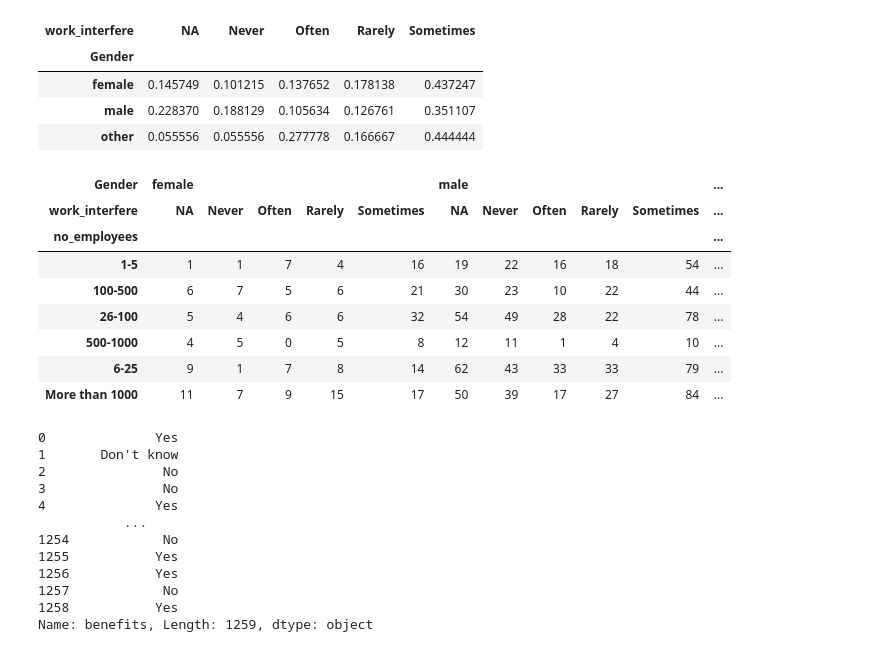
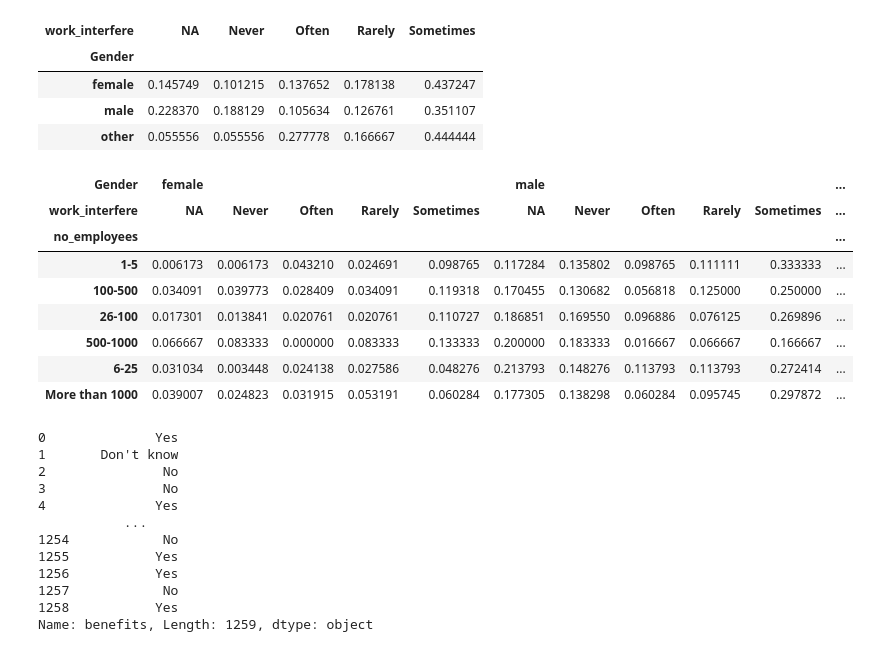
Before and after one commit to pearl6527/hackduke2021, a Jupyter notebook: scratch_paper.ipynb, the cells around one changed output. Cells and saved outputs as stored; diff of their text form; code cells hidden in the pictures.

```diff
--- a/scratch_paper.ipynb
+++ b/scratch_paper.ipynb
@@ -63,17 +63,17 @@ pd.crosstab(data_2["Gender"], data_2["work_interfere"], normalize='index')
 | male | 0.228370 | 0.188129 | 0.105634 | 0.126761 | 0.351107 |
 | other | 0.055556 | 0.055556 | 0.277778 | 0.166667 | 0.444444 |
 # %%
-pd.crosstab(data_1["no_employees"], [data_1["Gender"], data_1["work_interfere"]])
+pd.crosstab(data_1["no_employees"], [data_1["Gender"], data_1["work_interfere"]], normalize='index')
 # %% [output]
 | Gender | female |  |  |  |  | male |  |  |  |  | ... |
 | work_interfere | NA | Never | Often | Rarely | Sometimes | NA | Never | Often | Rarely | Sometimes | ... |
 | no_employees |  |  |  |  |  |  |  |  |  |  | ... |
-| 1-5 | 1 | 1 | 7 | 4 | 16 | 19 | 22 | 16 | 18 | 54 | ... |
-| 100-500 | 6 | 7 | 5 | 6 | 21 | 30 | 23 | 10 | 22 | 44 | ... |
-| 26-100 | 5 | 4 | 6 | 6 | 32 | 54 | 49 | 28 | 22 | 78 | ... |
-| 500-1000 | 4 | 5 | 0 | 5 | 8 | 12 | 11 | 1 | 4 | 10 | ... |
-| 6-25 | 9 | 1 | 7 | 8 | 14 | 62 | 43 | 33 | 33 | 79 | ... |
-| More than 1000 | 11 | 7 | 9 | 15 | 17 | 50 | 39 | 17 | 27 | 84 | ... |
+| 1-5 | 0.006173 | 0.006173 | 0.043210 | 0.024691 | 0.098765 | 0.117284 | 0.135802 | 0.098765 | 0.111111 | 0.333333 | ... |
+| 100-500 | 0.034091 | 0.039773 | 0.028409 | 0.034091 | 0.119318 | 0.170455 | 0.130682 | 0.056818 | 0.125000 | 0.250000 | ... |
+| 26-100 | 0.017301 | 0.013841 | 0.020761 | 0.020761 | 0.110727 | 0.186851 | 0.169550 | 0.096886 | 0.076125 | 0.269896 | ... |
+| 500-1000 | 0.066667 | 0.083333 | 0.000000 | 0.083333 | 0.133333 | 0.200000 | 0.183333 | 0.016667 | 0.066667 | 0.166667 | ... |
+| 6-25 | 0.031034 | 0.003448 | 0.024138 | 0.027586 | 0.048276 | 0.213793 | 0.148276 | 0.113793 | 0.113793 | 0.272414 | ... |
+| More than 1000 | 0.039007 | 0.024823 | 0.031915 | 0.053191 | 0.060284 | 0.177305 | 0.138298 | 0.060284 | 0.095745 | 0.297872 | ... |
 # %%
 data_2014["benefits"]
 # %% [output]
```
Also changed, not shown: parts of 2 cells of this notebook, 1 other file.
